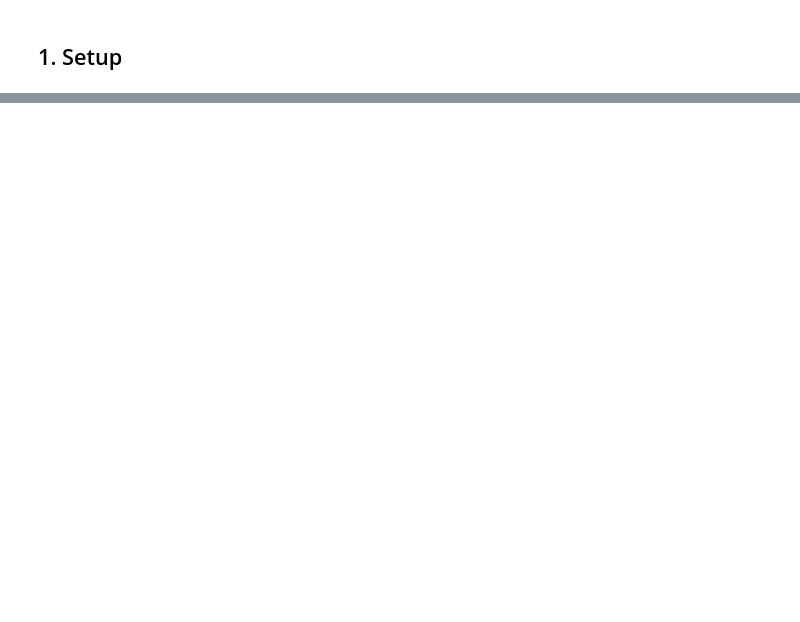
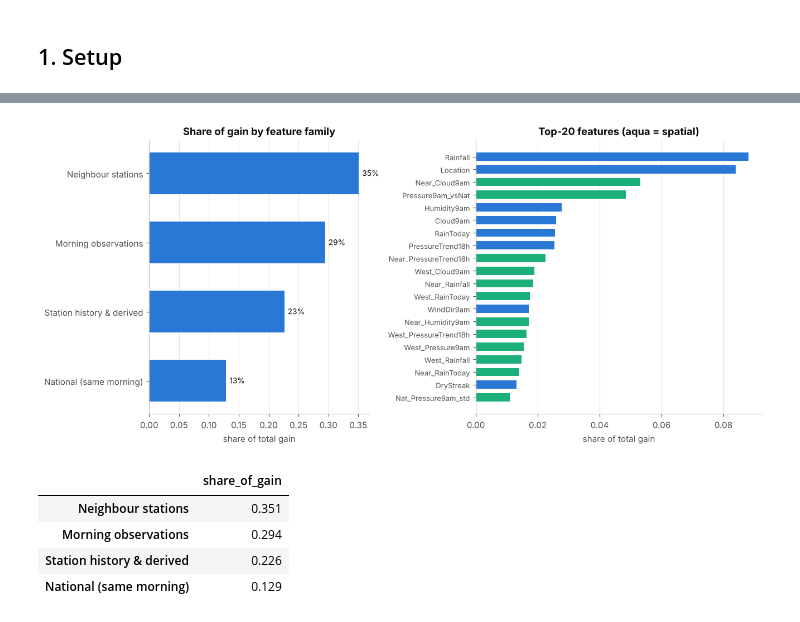
Before and after one commit to khorunzhaviktoriia/ml_mini_project, a Jupyter notebook: models/boosting.ipynb, the cells around one changed output, grey strips where cells are left out. Saved outputs shown, nothing was run; the diff lists cells and outputs as text; code cells hidden in the pictures; blank space fills up the shorter version.

```diff
--- a/models/boosting.ipynb
+++ b/models/boosting.ipynb
@@ -576,0 +483,29 @@ display(leak)
+# %%
+gain = pd.Series(np.mean([m.feature_importance("gain") for m in lgb_models], axis=0), index=FEATS)
+gain = gain / gain.sum()
+gain.sort_values(ascending=False).to_csv(OUT / "gain_importance.csv")
+by_family = gain.groupby(fam).sum().sort_values()
+
+fig, axes = plt.subplots(1, 2, figsize=(12, 5.5), gridspec_kw={"width_ratios": [1, 1.3]})
+axes[0].barh(by_family.index, by_family.values, color=BLUE, height=0.6)
+for i, v in enumerate(by_family.values):
+    axes[0].annotate(f"{v:.0%}", (v, i), textcoords="offset points", xytext=(4, -3), color=INK, fontsize=9)
+axes[0].set(title="Share of gain by feature family", xlabel="share of total gain")
+top = gain.sort_values().tail(20)
+spatial = {"Neighbour stations", "National (same morning)"}
+axes[1].barh(top.index, top.values, color=[AQUA if fam[c] in spatial else BLUE for c in top.index], height=0.65)
+axes[1].set(title="Top-20 features (aqua = spatial)", xlabel="share of total gain")
+axes[1].tick_params(axis="y", labelsize=8.5)
+for ax in axes:
+    ax.grid(axis="y", visible=False)
+plt.tight_layout()
+plt.savefig(OUT / "feature_importance.png", dpi=150)
+plt.show()
+display(by_family.sort_values(ascending=False).to_frame("share_of_gain").round(3))
+# %% [output]
+[figure, added]
+|  | share_of_gain |
+| Neighbour stations | 0.351 |
+| Morning observations | 0.294 |
+| Station history & derived | 0.226 |
+| National (same morning) | 0.129 |
```
Also changed, not shown: parts of 74 cells of this notebook, 1 other file.
